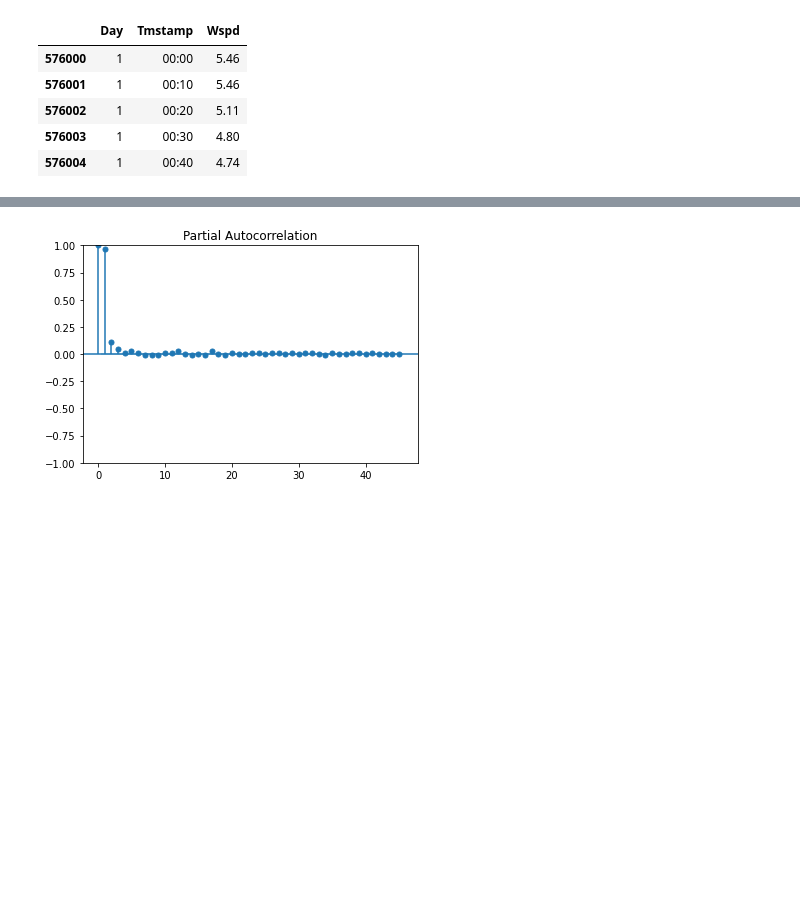
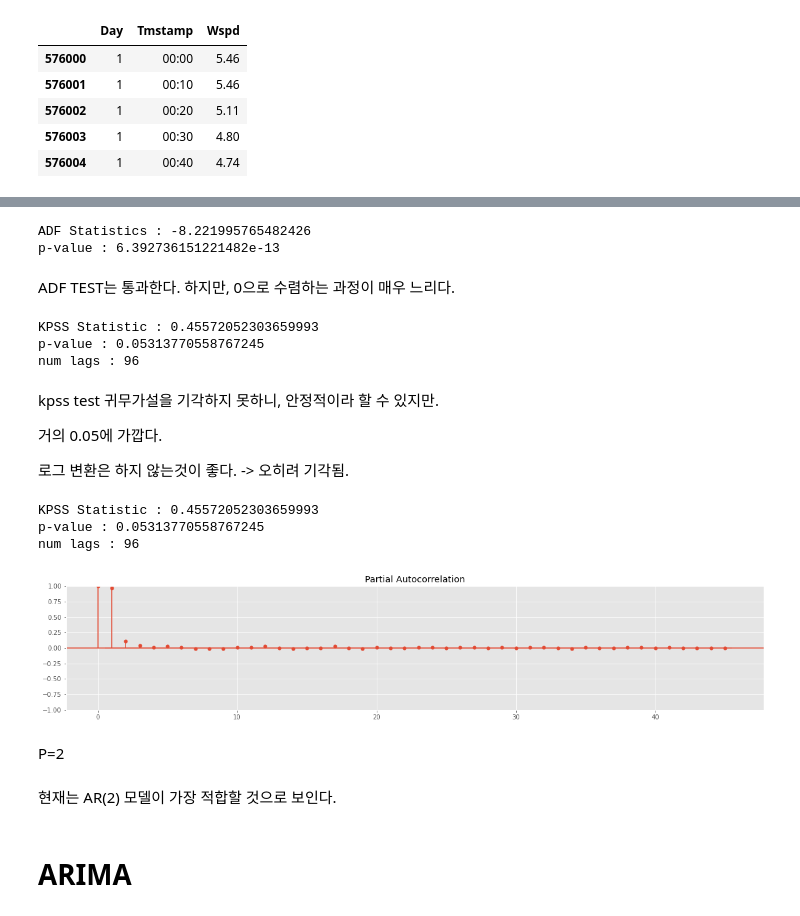
Before and after one commit to bub3690/dacon_study, a Jupyter notebook: inha_2022/Arima.ipynb, the cells around one changed output, grey strips where cells are left out. Saved outputs shown, nothing was run; the diff lists cells and outputs as text; code cells hidden in the pictures; blank space fills up the shorter version.

```diff
--- a/inha_2022/Arima.ipynb
+++ b/inha_2022/Arima.ipynb
@@ -141,0 +124,2 @@ train_data.head()
+# %%
+train_data.columns=['ds',"Tmstamp","Wspd"]
@@ -141,0 +142,6 @@ train_data.head()
+# %%
+train_data['ds']=pd.to_datetime(train_data['ds'])
+# %%
+train_data.index = train_data.ds
+# %%
+train_data.drop(['Tmstamp','ds'],axis=1,inplace=True)
@@ -155,5 +237,47 @@ plt.show()
+# %%
+result = adfuller(train_data['Wspd'],autolag=None,maxlag=144*2)
+print("ADF Statistics : {}".format(result[0]))
+print("p-value : {}".format(result[1]))
+# %% [output]
+ADF Statistics : -8.221995765482426
+p-value : 6.392736151221482e-13
+# %% [markdown]
+ADF TEST는 통과한다.
+하지만, 0으로 수렴하는 과정이 매우 느리다.
+# %%
+def kpss_test(df):
+    statistic, p_value,n_lags, critical_values = kpss(df)
+
+    print("KPSS Statistic : {}".format(statistic))
+    print("p-value : {}".format(p_value))
+    print("num lags : {}".format(n_lags))
+kpss_test(train_data['Wspd'])
+# %% [output]
+KPSS Statistic : 0.45572052303659993
+p-value : 0.05313770558767245
+num lags : 96
+# %% [markdown]
+kpss test 귀무가설을 기각하지 못하니, 안정적이라 할 수 있지만.
+
+거의 0.05에 가깝다.
+
+로그 변환은 하지 않는것이 좋다. -> 오히려 기각됨.
+# %%
+kpss_test(train_data['Wspd'])
+# %% [output]
+KPSS Statistic : 0.45572052303659993
+p-value : 0.05313770558767245
+num lags : 96
 # %%
-plot_pacf(train_data['Wspd'])
-plt.show()
+
+fig = plt.figure(figsize=(20,8))
+ax1 = fig.add_subplot(211)
+fig = plot_pacf(train_data['Wspd'],ax=ax1)
 # %% [output]
-[figure, old version]
+[figure, new version]
+# %% [markdown]
+P=2
+# %% [markdown]
+현재는 AR(2) 모델이 가장 적합할 것으로 보인다.
+# %% [markdown]
+# ARIMA
```
Also changed, not shown: parts of 28 cells of this notebook, 10 other files.
